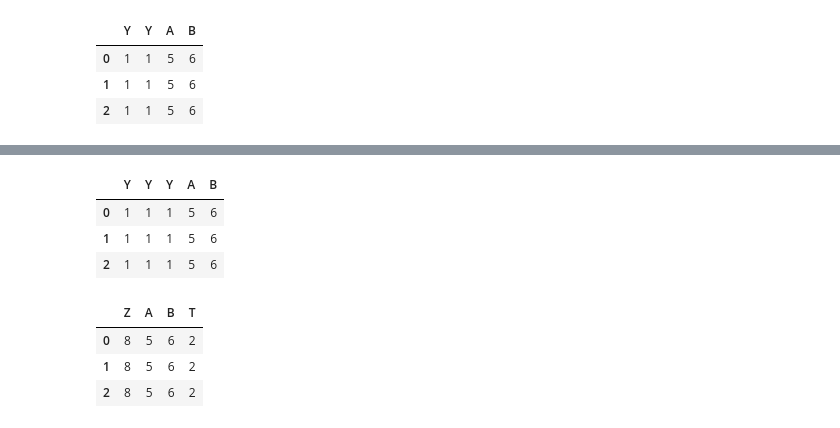
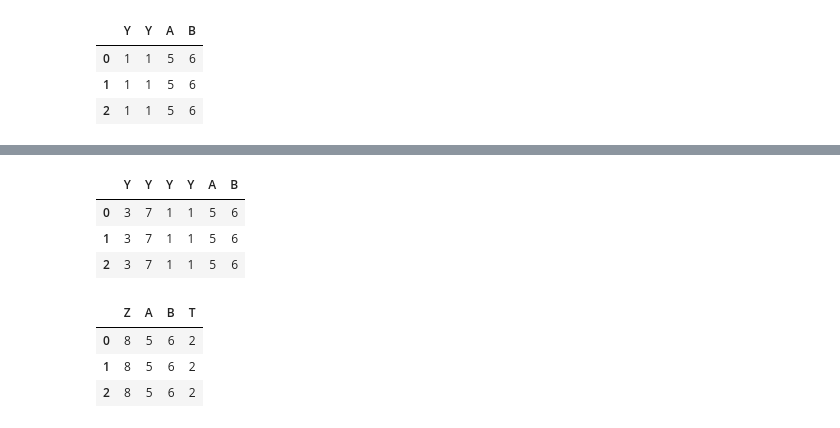
Before and after one commit to Bido5/Data-Science, a Jupyter notebook: Dataframes/dataframes.ipynb, the cells around one changed output, grey strips where cells are left out. Drawn from its saved outputs; the diff is of its cells as text; code cells hidden in the pictures.

```diff
--- a/Dataframes/dataframes.ipynb
+++ b/Dataframes/dataframes.ipynb
@@ -578,12 +578,12 @@ df2
 # %%
-df2.insert(loc=0, column='Y', value= 1, allow_duplicates=True)
-df2.insert(loc=0, column='Y', value= 1, allow_duplicates=True)
+df2.insert(loc=0, column='Y', value= 7, allow_duplicates=True)
+df2.insert(loc=0, column='Y', value= 3, allow_duplicates=True)
 df2
 # %% [output]
-|  | Y | Y | Y | A | B |
-| 0 | 1 | 1 | 1 | 5 | 6 |
-| 1 | 1 | 1 | 1 | 5 | 6 |
-| 2 | 1 | 1 | 1 | 5 | 6 |
+|  | Y | Y | Y | Y | A | B |
+| 0 | 3 | 7 | 1 | 1 | 5 | 6 |
+| 1 | 3 | 7 | 1 | 1 | 5 | 6 |
+| 2 | 3 | 7 | 1 | 1 | 5 | 6 |
 # %%
 df2.drop(df2.columns[1],axis=1,inplace=True)
 df2
```
Also changed, not shown: parts of 10 cells of this notebook.
